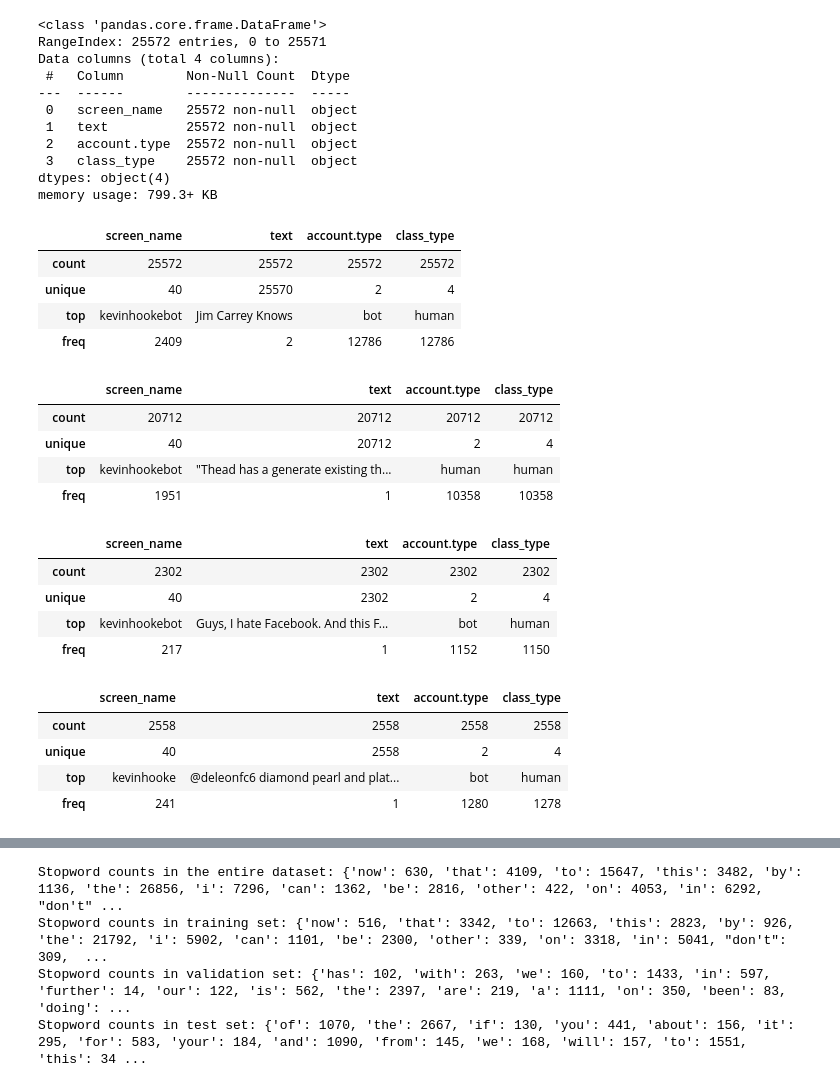
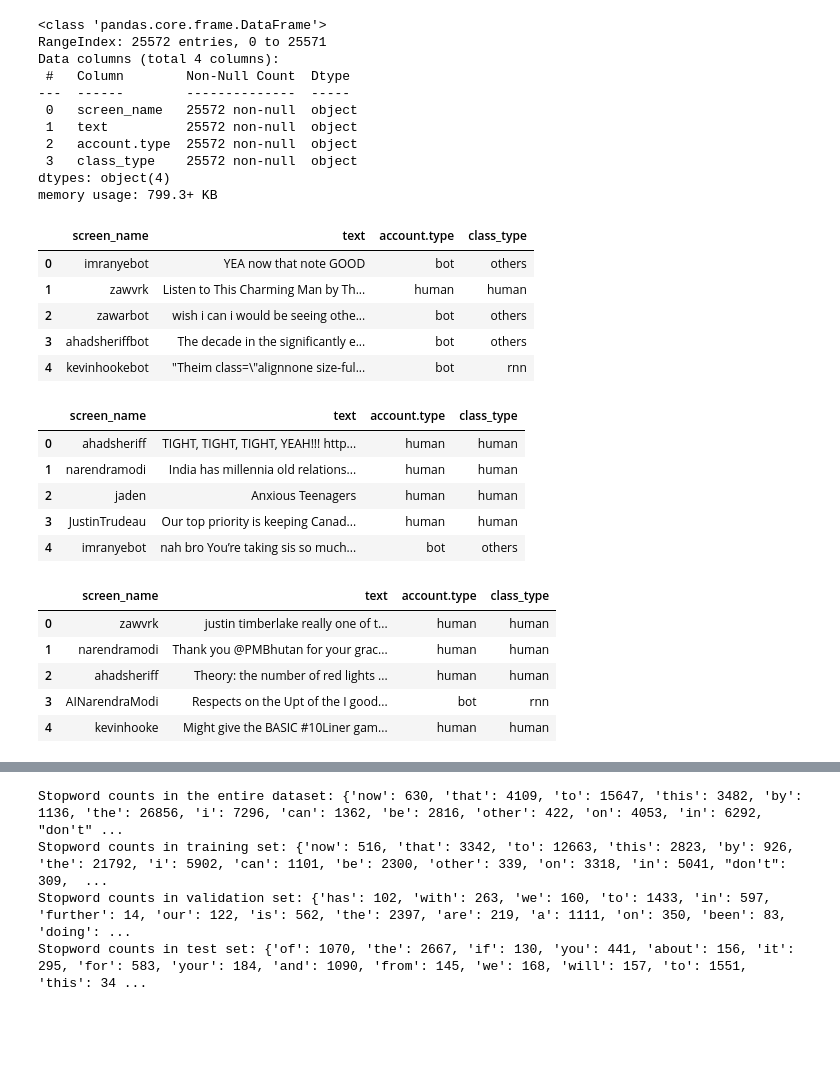
Before and after one commit to hstoklosa/fake-tweets-detection, a Jupyter notebook: eda.ipynb, the cells around one changed output, grey strips where cells are left out. Saved outputs shown, nothing was run; the diff lists cells and outputs as text; code cells hidden in the pictures; blank space fills up the shorter version.

```diff
--- a/eda.ipynb
+++ b/eda.ipynb
@@ -79,35 +63,30 @@ Data columns (total 4 columns):
  3   class_type    25572 non-null  object
 dtypes: object(4)
 memory usage: 799.3+ KB
-# %%
-df.describe()
-# %% [output]
-|  | screen_name | text | account.type | class_type |
-| count | 25572 | 25572 | 25572 | 25572 |
-| unique | 40 | 25570 | 2 | 4 |
-| top | kevinhookebot | Jim Carrey Knows | bot | human |
-| freq | 2409 | 2 | 12786 | 12786 |
 # %%
-train_df.describe()
+train_df.head()
 # %% [output]
 |  | screen_name | text | account.type | class_type |
-| count | 20712 | 20712 | 20712 | 20712 |
-| unique | 40 | 20712 | 2 | 4 |
-| top | kevinhookebot | "Thead has a generate existing th... | human | human |
-| freq | 1951 | 1 | 10358 | 10358 |
+| 0 | imranyebot | YEA now that note GOOD | bot | others |
+| 1 | zawvrk | Listen to This Charming Man by Th... | human | human |
+| 2 | zawarbot | wish i can i would be seeing othe... | bot | others |
+| 3 | ahadsheriffbot | The decade in the significantly e... | bot | others |
+| 4 | kevinhookebot | "Theim class=\"alignnone size-ful... | bot | rnn |
 # %%
-val_df.describe()
+val_df.head()
 # %% [output]
 |  | screen_name | text | account.type | class_type |
-| count | 2302 | 2302 | 2302 | 2302 |
-| unique | 40 | 2302 | 2 | 4 |
-| top | kevinhookebot | Guys, I hate Facebook. And this F... | bot | human |
-| freq | 217 | 1 | 1152 | 1150 |
+| 0 | ahadsheriff | TIGHT, TIGHT, TIGHT, YEAH!!! http... | human | human |
+| 1 | narendramodi | India has millennia old relations... | human | human |
+| 2 | jaden | Anxious Teenagers | human | human |
+| 3 | JustinTrudeau | Our top priority is keeping Canad... | human | human |
+| 4 | imranyebot | nah bro You’re taking sis so much... | bot | others |
 # %%
-test_df.describe()
+test_df.head()
 # %% [output]
 |  | screen_name | text | account.type | class_type |
-| count | 2558 | 2558 | 2558 | 2558 |
-| unique | 40 | 2558 | 2 | 4 |
-| top | kevinhooke | @deleonfc6 diamond pearl and plat... | bot | human |
-| freq | 241 | 1 | 1280 | 1278 |
+| 0 | zawvrk | justin timberlake really one of t... | human | human |
+| 1 | narendramodi | Thank you @PMBhutan for your grac... | human | human |
+| 2 | ahadsheriff | Theory: the number of red lights ... | human | human |
+| 3 | AINarendraModi | Respects on the Upt of the I good... | bot | rnn |
+| 4 | kevinhooke | Might give the BASIC #10Liner gam... | human | human |
```
Also changed, not shown: parts of 66 cells of this notebook, 6 other files.
